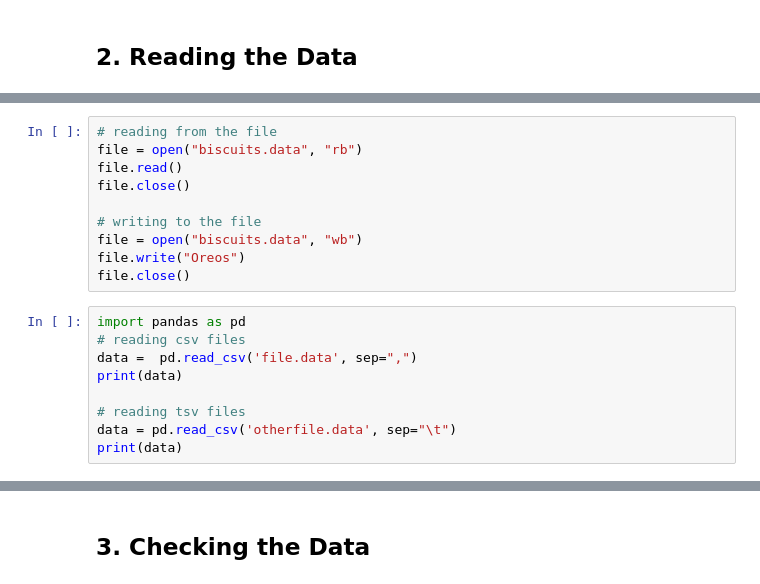
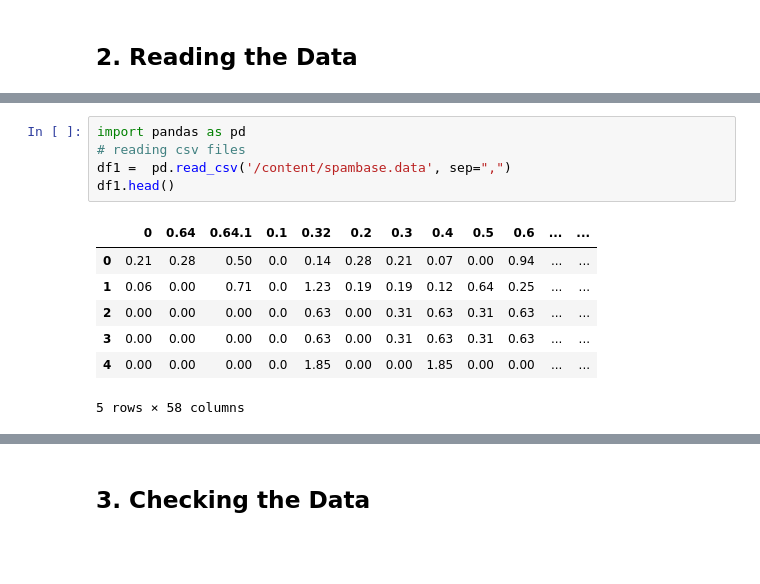
Before and after one commit to BrianMoringa/Core-week-9-IP-Submission, a Jupyter notebook: Notebook2_Core_module_II_Week_9_Brian_Onchweri.ipynb, the cells around one changed output, grey strips where cells are left out. Drawn from its saved outputs; the diff is of its cells as text; blank space fills up the shorter version.

```diff
--- a/Notebook2_Core_module_II_Week_9_Brian_Onchweri.ipynb
+++ b/Notebook2_Core_module_II_Week_9_Brian_Onchweri.ipynb
@@ -42,19 +27,13 @@ file.close()
-# %%
-# reading from the file
-file = open("biscuits.data", "rb")
-file.read()
-file.close()
-
-# writing to the file
-file = open("biscuits.data", "wb")
-file.write("Oreos")
-file.close()
 # %%
 import pandas as pd
 # reading csv files
-data =  pd.read_csv('file.data', sep=",")
-print(data)
-
-# reading tsv files
-data = pd.read_csv('otherfile.data', sep="\t")
-print(data)
+df1 =  pd.read_csv('/content/spambase.data', sep=",")
+df1.head()
+# %% [output]
+|  | 0 | 0.64 | 0.64.1 | 0.1 | 0.32 | 0.2 | 0.3 | 0.4 | 0.5 | 0.6 | ... | ... |
+| 0 | 0.21 | 0.28 | 0.50 | 0.0 | 0.14 | 0.28 | 0.21 | 0.07 | 0.00 | 0.94 | ... | ... |
+| 1 | 0.06 | 0.00 | 0.71 | 0.0 | 1.23 | 0.19 | 0.19 | 0.12 | 0.64 | 0.25 | ... | ... |
+| 2 | 0.00 | 0.00 | 0.00 | 0.0 | 0.63 | 0.00 | 0.31 | 0.63 | 0.31 | 0.63 | ... | ... |
+| 3 | 0.00 | 0.00 | 0.00 | 0.0 | 0.63 | 0.00 | 0.31 | 0.63 | 0.31 | 0.63 | ... | ... |
+| 4 | 0.00 | 0.00 | 0.00 | 0.0 | 1.85 | 0.00 | 0.00 | 1.85 | 0.00 | 0.00 | ... | ... |
+5 rows × 58 columns
```
Also changed, not shown: parts of 52 cells of this notebook.
